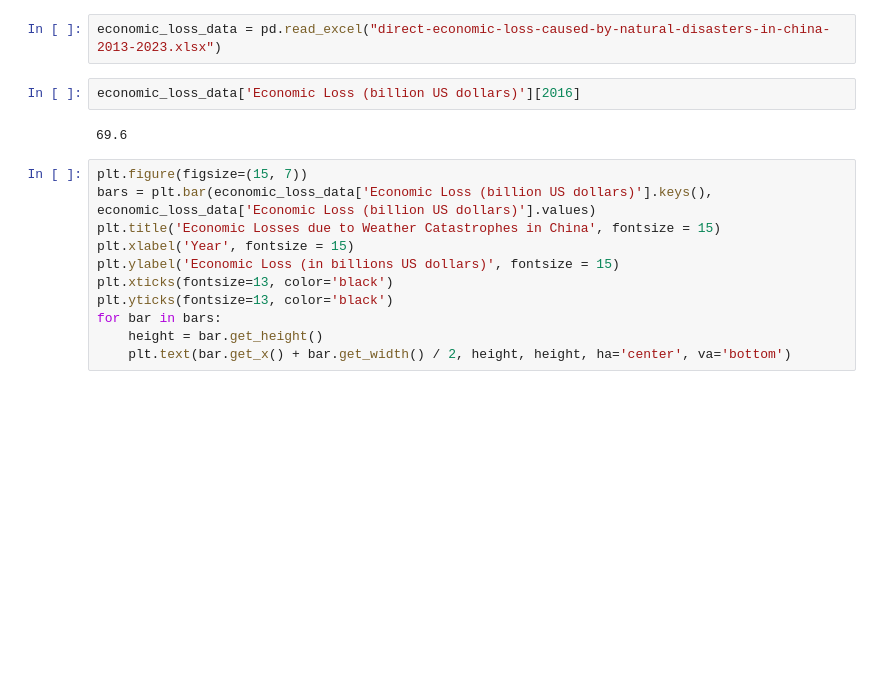
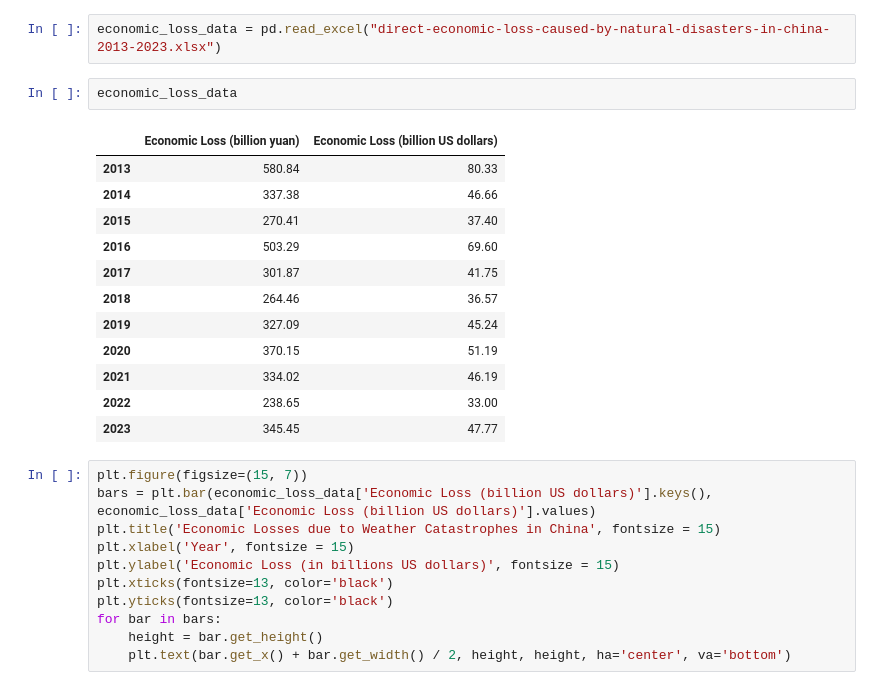
Before and after one commit to sonyaasha/3125-individual-project, a Jupyter notebook: codes/3125-IndividualProject.ipynb, the cells around one changed output. Cells and saved outputs as stored; diff of their text form; blank space fills up the shorter version.

```diff
--- a/codes/3125-IndividualProject.ipynb
+++ b/codes/3125-IndividualProject.ipynb
@@ -315,10 +309,21 @@ Datasets Used:
 - https://www.statista.com/statistics/1118042/china-economic-loss-from-natural-disasters/
 # %%
 economic_loss_data = pd.read_excel("direct-economic-loss-caused-by-natural-disasters-in-china-2013-2023.xlsx")
-# %%
-economic_loss_data['Economic Loss (billion US dollars)'][2016]
-# %% [output]
-69.6
+# %%
+economic_loss_data
+# %% [output]
+|  | Economic Loss (billion yuan) | Economic Loss (billion US dollars) |
+| 2013 | 580.84 | 80.33 |
+| 2014 | 337.38 | 46.66 |
+| 2015 | 270.41 | 37.40 |
+| 2016 | 503.29 | 69.60 |
+| 2017 | 301.87 | 41.75 |
+| 2018 | 264.46 | 36.57 |
+| 2019 | 327.09 | 45.24 |
+| 2020 | 370.15 | 51.19 |
+| 2021 | 334.02 | 46.19 |
+| 2022 | 238.65 | 33.00 |
+| 2023 | 345.45 | 47.77 |
 # %%
 plt.figure(figsize=(15, 7))
 bars = plt.bar(economic_loss_data['Economic Loss (billion US dollars)'].keys(), economic_loss_data['Economic Loss (billion US dollars)'].values)
```
Also changed, not shown: parts of 9 cells of this notebook, 10 other files.
